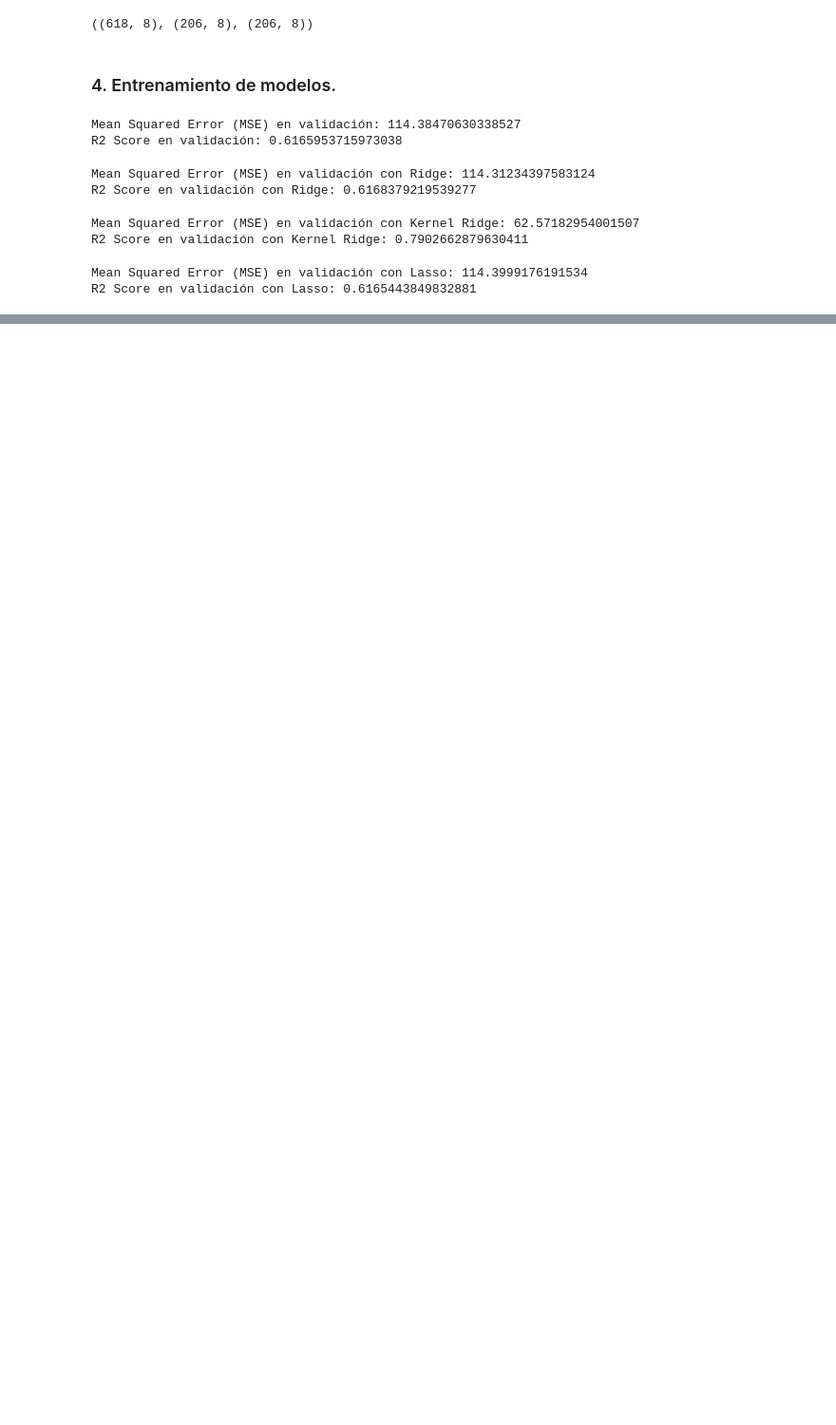
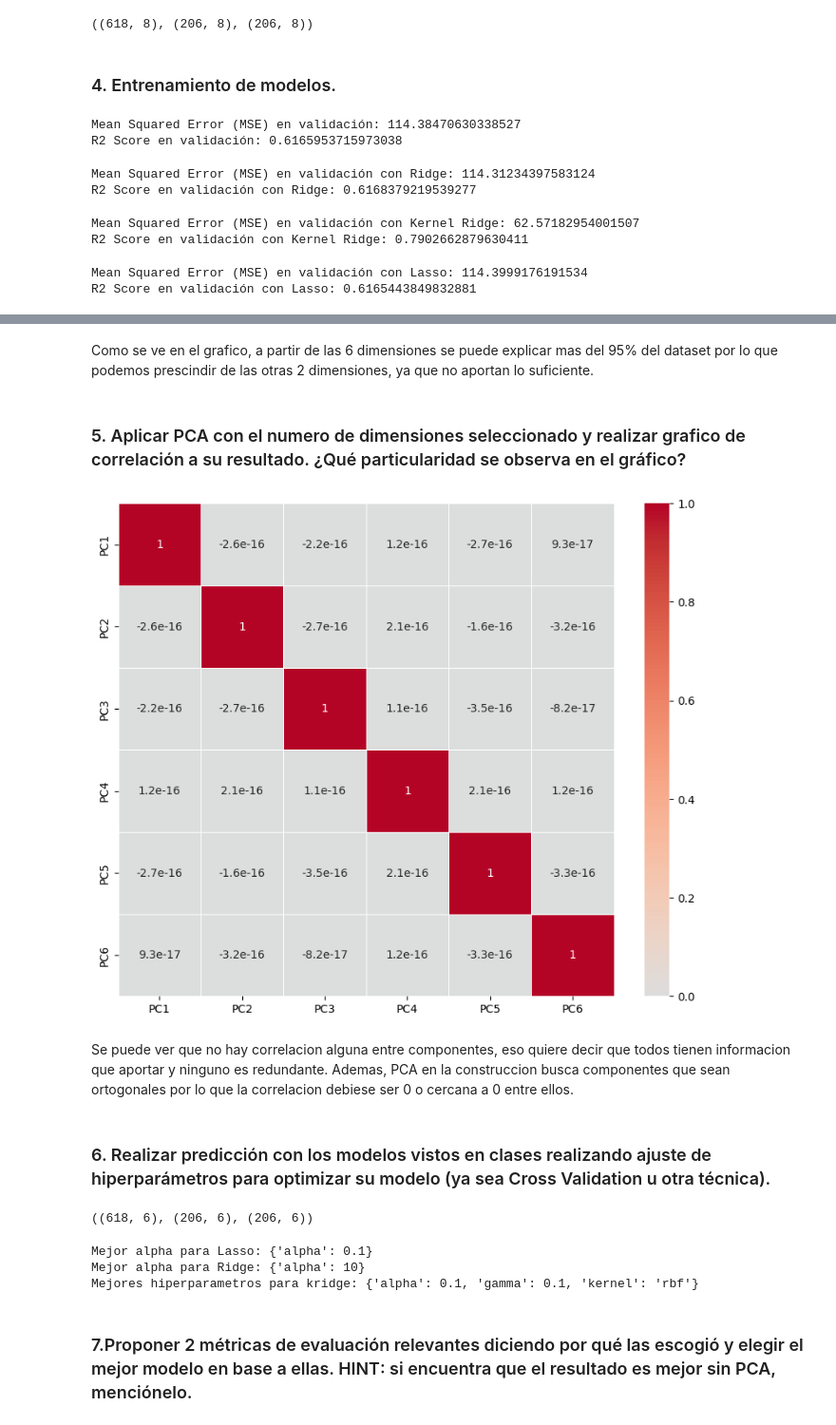
Before and after one commit to LaCalmaInc/ML, a Jupyter notebook: tarea2/tarea2.ipynb, the cells around one changed output, grey strips where cells are left out. Shown at 95% size. Cells and saved outputs as stored; diff of their text form; code cells hidden in the pictures; blank space fills up the shorter version.

```diff
--- a/tarea2/tarea2.ipynb
+++ b/tarea2/tarea2.ipynb
@@ -168,0 +263,76 @@ R2 Score en validación con Lasso: 0.6165443849832881
+# %% [markdown]
+Como se ve en el grafico, a partir de las 6 dimensiones se puede explicar mas del 95% del dataset por lo que podemos prescindir de las otras 2 dimensiones, ya que no aportan lo suficiente.
+# %% [markdown]
+### 5. Aplicar PCA con el numero de dimensiones seleccionado y realizar grafico  de correlación a su resultado. ¿Qué particularidad se observa en el gráfico?
+# %%
+pca = PCA(n_components=6)
+
+x_pca = pca.fit_transform(X_train_scaled)
+
+df_pca = pd.DataFrame(x_pca, columns=[f"PC{i+1}" for i in range(6)])
+
+correlation_matrix = df_pca.corr()
+
+plt.figure(figsize=(10, 8))
+sns.heatmap(correlation_matrix, annot=True, cmap='coolwarm', center=0, linewidths=0.5)
+plt.show()
+# %% [output]
+[figure, added]
+# %% [markdown]
+Se puede ver que no hay correlacion alguna entre componentes, eso quiere decir que todos tienen informacion que aportar y ninguno es redundante. Ademas, PCA en la construccion busca componentes que sean ortogonales por lo que la correlacion debiese ser 0 o cercana a 0 entre ellos.
+# %% [markdown]
+### 6. Realizar predicción con los modelos vistos en clases realizando ajuste de hiperparámetros para optimizar su modelo (ya sea Cross Validation u otra técnica).
+# %%
+pca = PCA(n_components=6)
+
+x_train_pca = pca.fit_transform(X_train_scaled)
+x_val_pca = pca.transform(X_val_scaled)
+x_test_pca = pca.transform(X_test_scaled)
+
+x_train_pca.shape, x_val_pca.shape, x_test_pca.shape
+# %% [output]
+((618, 6), (206, 6), (206, 6))
+# %%
+#regresion lineal
+LR = LinearRegression()
+LR.fit(x_train_pca, y_train)
+
+
+#lasso
+param_grid_lasso = {'alpha': [0.001, 0.01, 0.1, 1, 10, 100]}
+lasso = Lasso()
+grid_lasso = GridSearchCV(lasso, param_grid_lasso, cv=5, scoring='neg_mean_squared_error')
+grid_lasso.fit(x_train_pca, y_train)
+best_lasso = grid_lasso.best_estimator_
+print("Mejor alpha para Lasso:", grid_lasso.best_params_)
+
+#ridge
+param_grid_ridge = {'alpha': [0.001, 0.01, 0.1, 1, 10, 100]}
+ridge = Ridge()
+grid_ridge = GridSearchCV(ridge, param_grid_ridge, cv=5, scoring='neg_mean_squared_error')
+grid_ridge.fit(x_train_pca, y_train)
+best_ridge = grid_ridge.best_estimator_
+print("Mejor alpha para Ridge:", grid_ridge.best_params_)
+
+#Kridge
+param_grid_kridge = {
+    'alpha': [0.001, 0.01, 0.1, 1, 10],
+    'kernel': ['rbf', 'linear'],
+    'gamma': [0.01, 0.1, 1, 10]
+}
+kridge = KernelRidge()
+grid_kridge = GridSearchCV(kridge, param_grid_kridge, cv=5, scoring='neg_mean_squared_error')
+grid_kridge.fit(x_train_pca, y_train)
+best_kridge = grid_kridge.best_estimator_
+print("Mejores hiperparametros para kridge:", grid_kridge.best_params_)
+
+y_val_pred_LR = LR.predict(x_val_pca)
+y_val_pred_lasso = best_lasso.predict(x_val_pca)
+y_val_pred_ridge = best_ridge.predict(x_val_pca)
+y_val_pred_kridge = best_kridge.predict(x_val_pca)
+# %% [output]
+Mejor alpha para Lasso: {'alpha': 0.1}
+Mejor alpha para Ridge: {'alpha': 10}
+Mejores hiperparametros para kridge: {'alpha': 0.1, 'gamma': 0.1, 'kernel': 'rbf'}
+# %% [markdown]
+### 7.Proponer 2 métricas de evaluación relevantes diciendo por qué las escogió y elegir el mejor modelo en base a ellas. HINT si encuentra que el resultado es mejor sin PCA, menciónelo.
```
Also changed, not shown: parts of 16 cells of this notebook.
